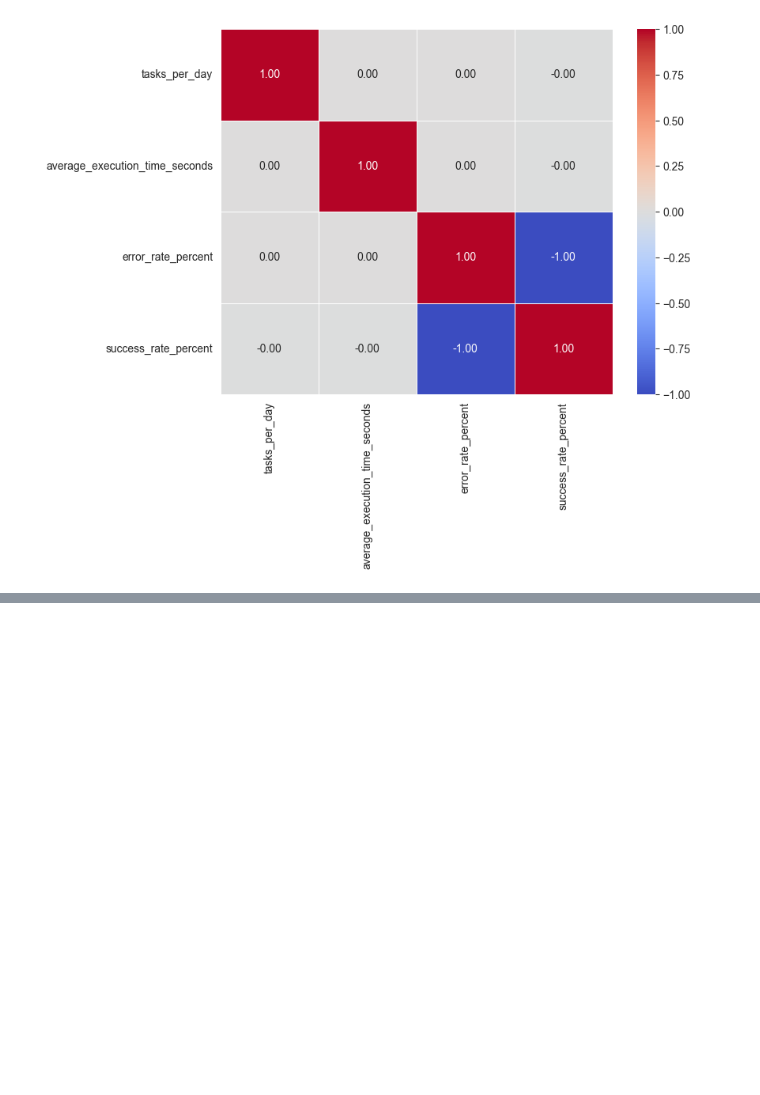
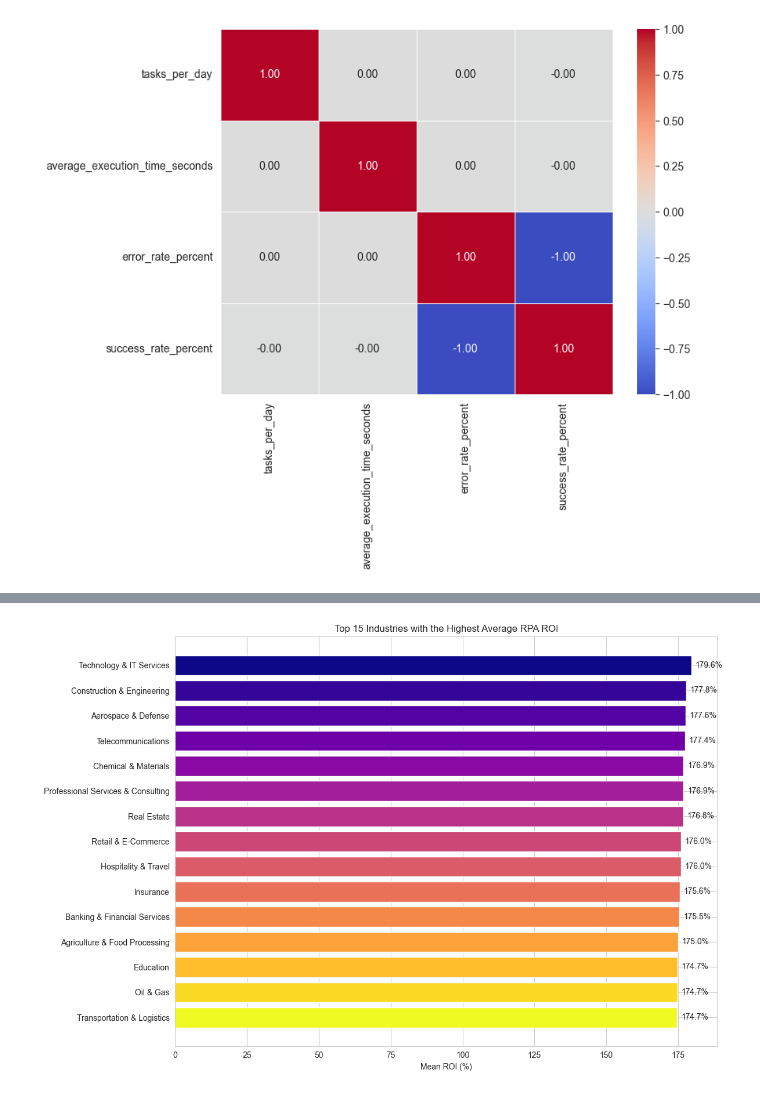
Before and after one commit to fathirrizkifadillah/Worldwide-Robotic-Process-Automation-Database-2026, a Jupyter notebook: main.ipynb, the cells around one changed output, grey strips where cells are left out. Drawn from its saved outputs; the diff is of its cells as text; code cells hidden in the pictures; blank space fills up the shorter version.

Commit message:
3.2 Top 15 Industries with the Highest Average RPA ROI

```diff
--- a/main.ipynb
+++ b/main.ipynb
@@ -941,0 +958,7 @@ for name, data in datasets.items() :
+# %%
+auto_stats = auto_projects.groupby('industry').agg(
+    mean_roi_per_industry = ('roi_percent', 'mean'),
+    robots_deployed_total = ('robots_deployed', 'sum')
+).sort_values('mean_roi_per_industry', ascending=False).reset_index()
+
+auto_stats
@@ -941,0 +983,24 @@ for name, data in datasets.items() :
+# %%
+fig, ax = plt.subplots(figsize=(12,8))
+
+colors = plt.cm.plasma(np.linspace(0,1, len(auto_stats.head(15))))
+
+top15 = auto_stats.head(15)
+
+barh = ax.barh(
+    y=top15['industry'],
+    width=top15['mean_roi_per_industry'],
+    color=colors
+)
+
+plt.title('Top 15 Industries with the Highest Average RPA ROI')
+plt.xlabel('Mean ROI (%)')
+plt.bar_label(barh, fmt='%.0f', padding=5, labels=[f'{x:.1f}%' for x in top15['mean_roi_per_industry']])
+plt.gca().invert_yaxis()
+plt.tight_layout()
+
+filepath = os.path.join('img', 'Top 15 Industries with the Highest Average RPA ROI.png')
+plt.savefig(filepath, dpi=300, bbox_inches='tight',facecolor='white')
+plt.show()
+# %% [output]
+[figure, added]
```
Also changed, not shown: parts of 3 cells of this notebook, 1 other file.
